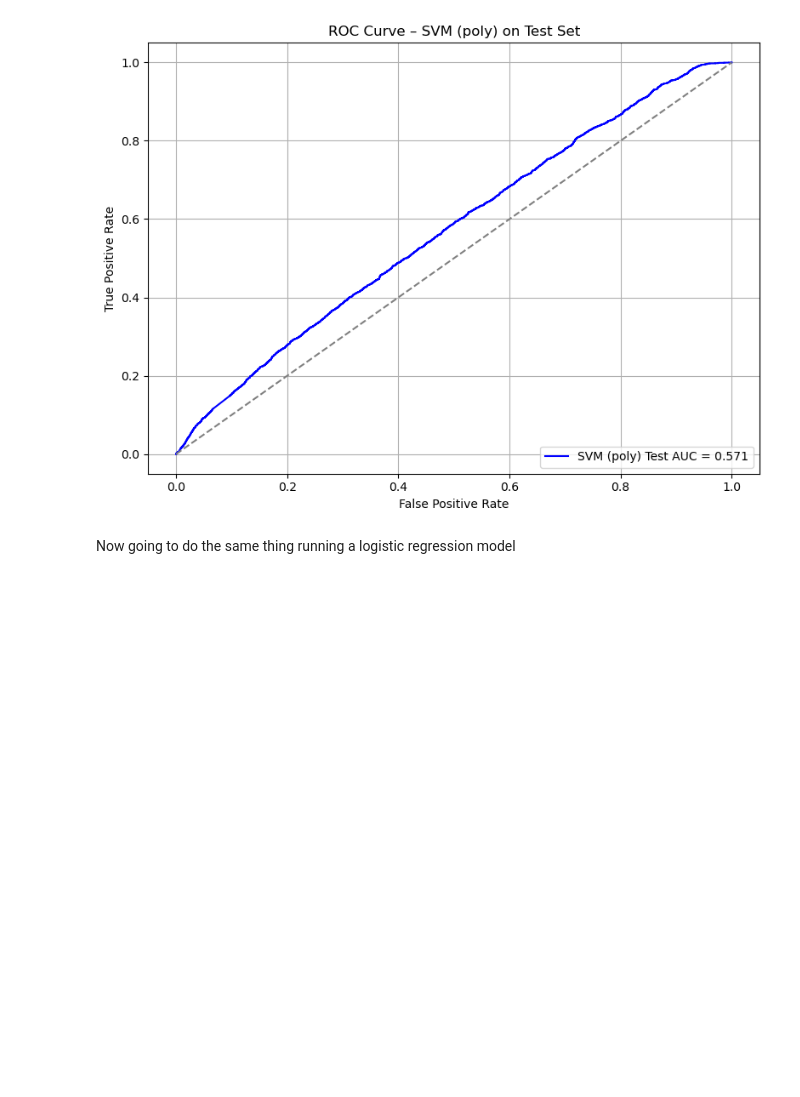
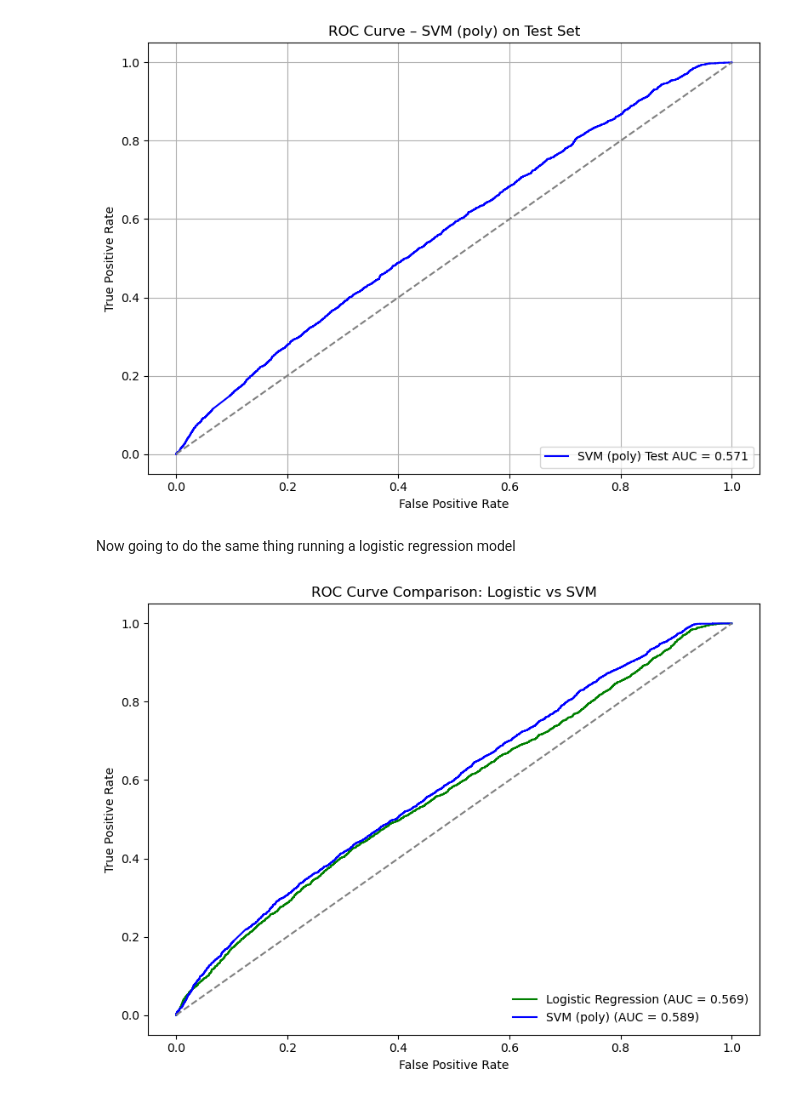
Before and after one commit to sophiarutman/stocks-and-movies, a Jupyter notebook: newmoviemodel.ipynb, the cells around one changed output. Saved outputs shown, nothing was run; the diff lists cells and outputs as text; code cells hidden in the pictures; blank space fills up the shorter version.

```diff
--- a/newmoviemodel.ipynb
+++ b/newmoviemodel.ipynb
@@ -196,6 +204,40 @@ X_train, X_test, y_train, y_test = train_test_split(
 scaler = StandardScaler()
 X_train_scaled = scaler.fit_transform(X_train)
 X_test_scaled = scaler.transform(X_test)
+# %%
+from sklearn.linear_model import LogisticRegression
+from sklearn.svm import SVC
+from sklearn.metrics import roc_curve, auc
+import matplotlib.pyplot as plt
+
+# --- Logistic Regression
+log_model = LogisticRegression(penalty='l2', solver='liblinear', class_weight='balanced', random_state=42)
+log_model.fit(X_train_scaled, y_train)
+y_proba_log = log_model.predict_proba(X_test_scaled)[:, 1]
+fpr_log, tpr_log, _ = roc_curve(y_test, y_proba_log)
+auc_log = auc(fpr_log, tpr_log)
+
+# --- SVM (poly)
+svm_model = SVC(kernel='poly', degree=2, class_weight='balanced', probability=True, random_state=42)
+svm_model.fit(X_train_scaled, y_train)
+y_proba_svm = svm_model.predict_proba(X_test_scaled)[:, 1]
+fpr_svm, tpr_svm, _ = roc_curve(y_test, y_proba_svm)
+auc_svm = auc(fpr_svm, tpr_svm)
+
+# --- Plot both ROC curves
+plt.figure(figsize=(8, 6))
+plt.plot(fpr_log, tpr_log, label=f"Logistic Regression (AUC = {auc_log:.3f})", color='green')
+plt.plot(fpr_svm, tpr_svm, label=f"SVM (poly) (AUC = {auc_svm:.3f})", color='blue')
+plt.plot([0, 1], [0, 1], linestyle='--', color='gray')  # random baseline
+plt.xlabel("False Positive Rate")
+plt.ylabel("True Positive Rate")
+plt.title("ROC Curve Comparison: Logistic vs SVM")
+plt.legend(loc="lower right", frameon=False)
+plt.tight_layout()
+plt.savefig("roc_curve.png", dpi=300, bbox_inches='tight', transparent=True)
+plt.show()
+# %% [output]
+[figure, added]
 # %%
 # --- L1 or L2 Logistic Regression
 log_model = LogisticRegression(penalty='l2', solver='liblinear', class_weight='balanced')  # swap 'l1' for sparse
```
Also changed, not shown: parts of 12 cells of this notebook, 2 other files.
